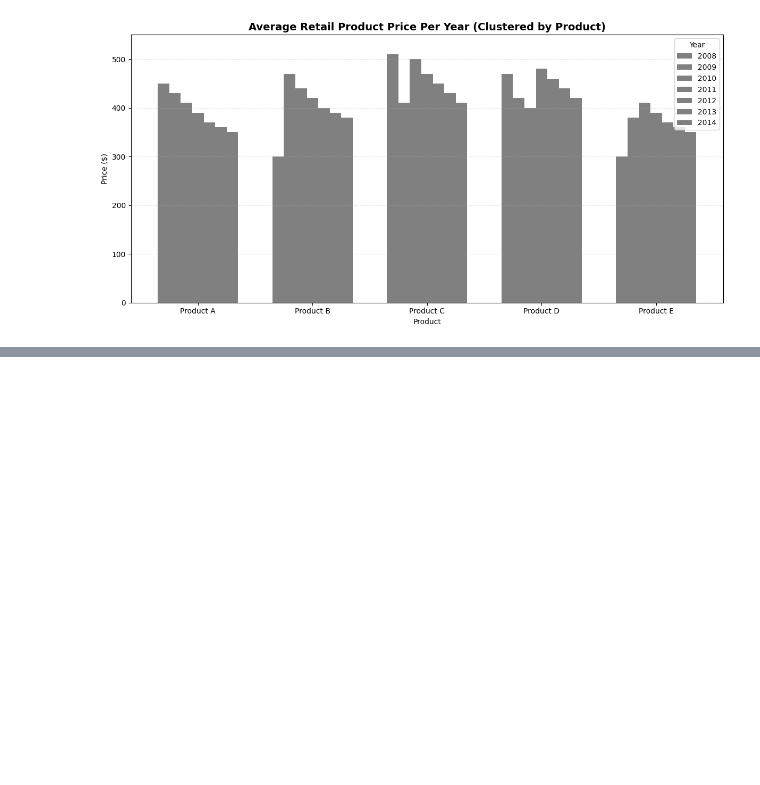
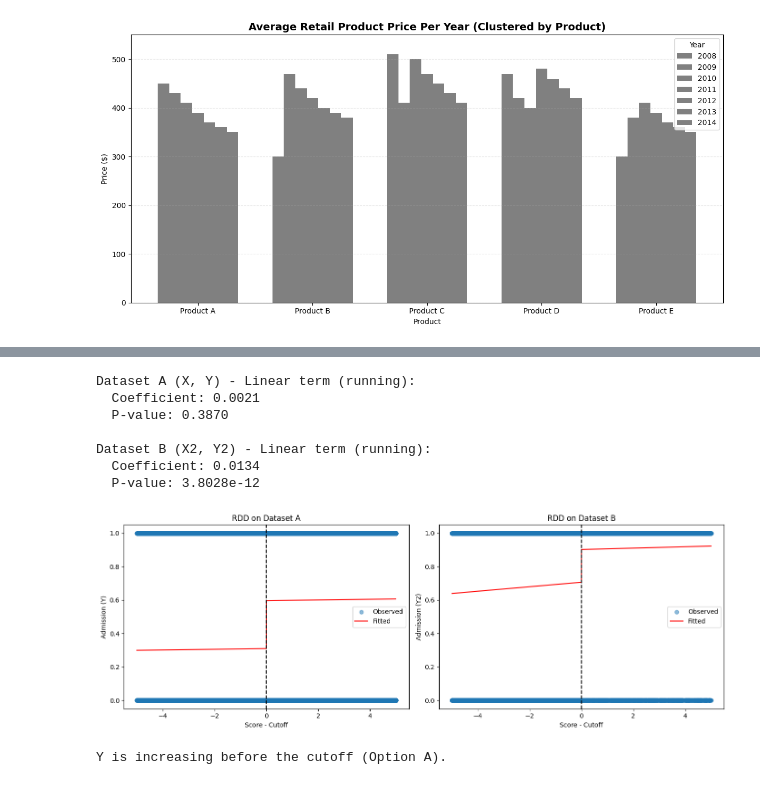
Before and after one commit to Kevinwu1998/702, a Jupyter notebook: OMDS_MODB2_week12_wu_zonglin.ipynb, the cells around one changed output, grey strips where cells are left out. Saved outputs shown, nothing was run; the diff lists cells and outputs as text; code cells hidden in the pictures; blank space fills up the shorter version.

```diff
--- a/OMDS_MODB2_week12_wu_zonglin.ipynb
+++ b/OMDS_MODB2_week12_wu_zonglin.ipynb
@@ -89,0 +210,76 @@ plt.show()
+# %%
+import pandas as pd
+import matplotlib.pyplot as plt
+import statsmodels.formula.api as smf
+
+# Load datasets
+df_a = pd.read_csv("homework_4.2.a.csv")
+df_b = pd.read_csv("homework_4.2.b.csv")
+
+# Define a reusable RDD analysis function
+def analyze_rdd(df, score_col, outcome_col, cutoff=80, bandwidth=5):
+    df_band = df[(df[score_col] >= cutoff - bandwidth) & (df[score_col] <= cutoff + bandwidth)].copy()
+    df_band['running'] = df_band[score_col] - cutoff
+    df_band['treatment'] = (df_band['running'] >= 0).astype(int)
+    model = smf.ols(f"{outcome_col} ~ running * treatment", data=df_band).fit()
+    df_band = df_band.sort_values("running")
+    df_band["predicted"] = model.predict(df_band)
+    return df_band, model
+
+# Apply RDD to both datasets
+result_a, model_a = analyze_rdd(df_a, "X", "Y")
+result_b, model_b = analyze_rdd(df_b, "X2", "Y2")
+
+# Extract linear term coefficients and p-values
+linear_term_a = model_a.params['running'], model_a.pvalues['running']
+linear_term_b = model_b.params['running'], model_b.pvalues['running']
+
+print("Dataset A (X, Y) - Linear term (running):")
+print(f"  Coefficient: {linear_term_a[0]:.4f}")
+print(f"  P-value: {linear_term_a[1]:.4f}\n")
+
+print("Dataset B (X2, Y2) - Linear term (running):")
+print(f"  Coefficient: {linear_term_b[0]:.4f}")
+print(f"  P-value: {linear_term_b[1]:.4e}")
+
+# Visualization
+fig, axes = plt.subplots(1, 2, figsize=(14, 5))
+
+axes[0].scatter(result_a["running"], result_a["Y"], alpha=0.5, label="Observed")
+axes[0].plot(result_a["running"], result_a["predicted"], color='red', label="Fitted")
+axes[0].axvline(0, color='black', linestyle='--')
+axes[0].set_title("RDD on Dataset A")
+axes[0].set_xlabel("Score - Cutoff")
+axes[0].set_ylabel("Admission (Y)")
+axes[0].legend()
+
+axes[1].scatter(result_b["running"], result_b["Y2"], alpha=0.5, label="Observed")
+axes[1].plot(result_b["running"], result_b["predicted"], color='red', label="Fitted")
+axes[1].axvline(0, color='black', linestyle='--')
+axes[1].set_title("RDD on Dataset B")
+axes[1].set_xlabel("Score - Cutoff")
+axes[1].set_ylabel("Admission (Y2)")
+axes[1].legend()
+
+plt.tight_layout()
+plt.show()
+# %% [output]
+Dataset A (X, Y) - Linear term (running):
+  Coefficient: 0.0021
+  P-value: 0.3870
+
+Dataset B (X2, Y2) - Linear term (running):
+  Coefficient: 0.0134
+  P-value: 3.8028e-12
+[figure, added]
+# %%
+# Extract coefficient for the 'running' term in Dataset B
+running_coef_b = model_b.params['running']
+
+# Determine direction
+if running_coef_b > 0:
+    print("Y is increasing before the cutoff (Option A).")
+else:
+    print("Y is decreasing before the cutoff (Option B).")
+# %% [output]
+Y is increasing before the cutoff (Option A).
```
Also changed, not shown: parts of 7 cells of this notebook.
